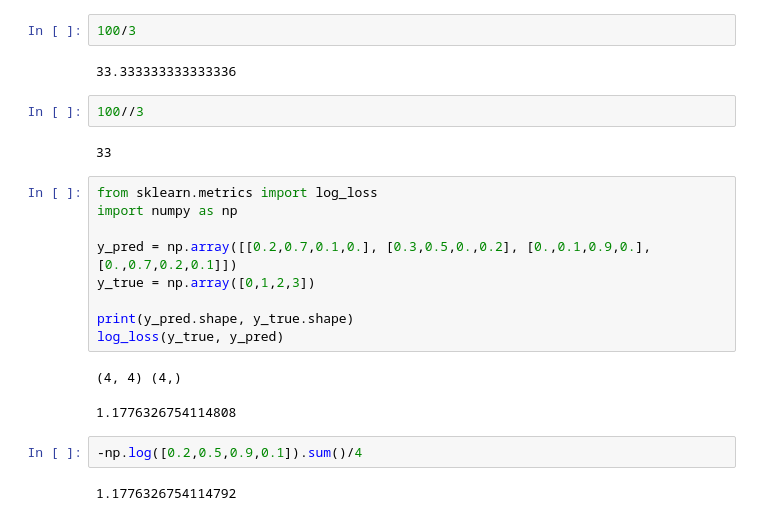
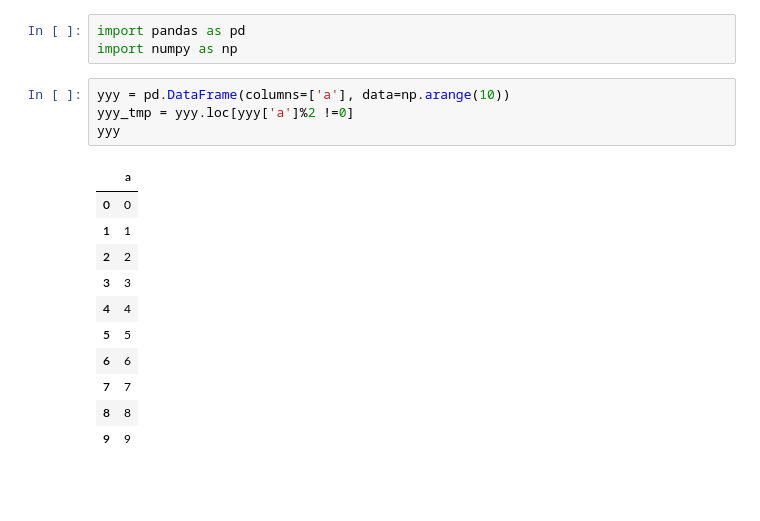
Before and after one commit to SongShawn/MachineLearning, a Jupyter notebook: capstone/solutions/Untitled.ipynb, the cells around one changed output. Saved outputs shown, nothing was run; the diff lists cells and outputs as text; blank space fills up the shorter version.

```diff
--- a/capstone/solutions/Untitled.ipynb
+++ b/capstone/solutions/Untitled.ipynb
@@ -46,24 +1,19 @@ a
-# %%
-100/3
-# %% [output]
-33.333333333333336
-# %%
-100//3
-# %% [output]
-33
-# %%
-from sklearn.metrics import log_loss
-import numpy as np
-
-y_pred = np.array([[0.2,0.7,0.1,0.], [0.3,0.5,0.,0.2], [0.,0.1,0.9,0.], [0.,0.7,0.2,0.1]])
-y_true = np.array([0,1,2,3])
-
-print(y_pred.shape, y_true.shape)
-log_loss(y_true, y_pred)
-# %% [output]
-(4, 4) (4,)
-1.1776326754114808
-# %%
--np.log([0.2,0.5,0.9,0.1]).sum()/4
-# %% [output]
-1.1776326754114792
+# %%
+import pandas as pd
+import numpy as np
+# %%
+yyy = pd.DataFrame(columns=['a'], data=np.arange(10))
+yyy_tmp = yyy.loc[yyy['a']%2 !=0]
+yyy
+# %% [output]
+|  | a |
+| 0 | 0 |
+| 1 | 1 |
+| 2 | 2 |
+| 3 | 3 |
+| 4 | 4 |
+| 5 | 5 |
+| 6 | 6 |
+| 7 | 7 |
+| 8 | 8 |
+| 9 | 9 |
```
Also changed, not shown: parts of 36 cells of this notebook, 6 other files.
